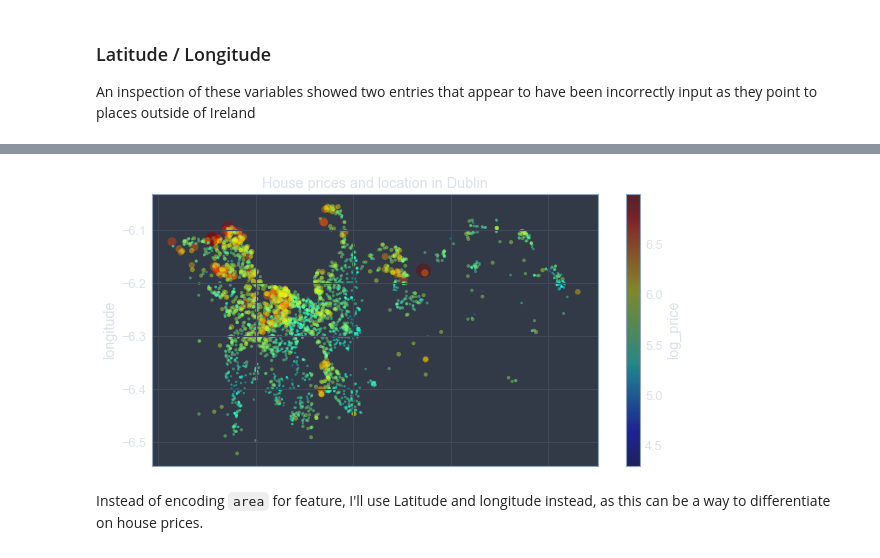
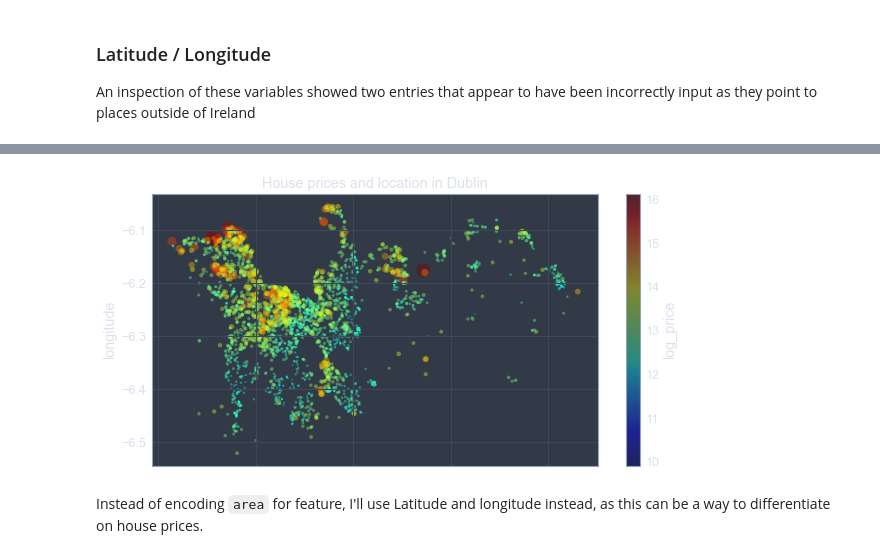
Before and after one commit to ET5003-Group1/ET5003, a Jupyter notebook: Week-3/ET5003_Etivity2_CarlosSiqueiraDoAmaral_20151586.ipynb, the cells around one changed output, grey strips where cells are left out. Drawn from its saved outputs; the diff is of its cells as text; code cells hidden in the pictures.

```diff
--- a/Week-3/ET5003_Etivity2_CarlosSiqueiraDoAmaral_20151586.ipynb
+++ b/Week-3/ET5003_Etivity2_CarlosSiqueiraDoAmaral_20151586.ipynb
@@ -312,21 +313,21 @@ train_set[train_set["latitude"] < 53]
 # Remove wrong entries
 train_set = train_set[train_set["latitude"] > 53]
 # %%
-train_set.loc[:, "log_price"] = np.log10(train_set.loc[:, "price"],)
+train_set.loc[:, "log_price"] = np.log(train_set.loc[:, "price"],)
 train_set.plot.scatter(
     "latitude",
     "longitude",
     s=train_set["price"] / 50_000,
     c="log_price",
     cmap="jet",
     figsize=(10, 5),
     alpha=0.4,
 )
 plt.xlabel("latitude")
 plt.title("House prices and location in Dublin")
 plt.show()
 # %% [output]
-[figure, old version]
+[figure, new version]
 # %% [markdown]
 Instead of encoding `area` for feature, I'll use Latitude and longitude instead, as this can be a way to differentiate on house prices.
 # %% [markdown]
```
Also changed, not shown: parts of 20 cells of this notebook.
